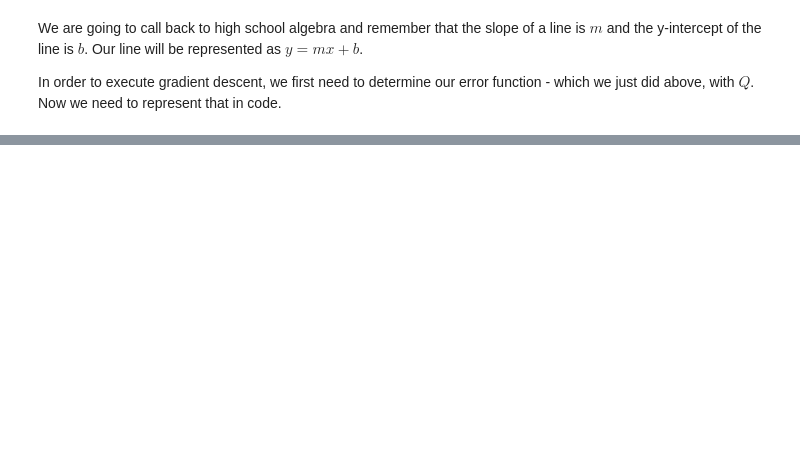
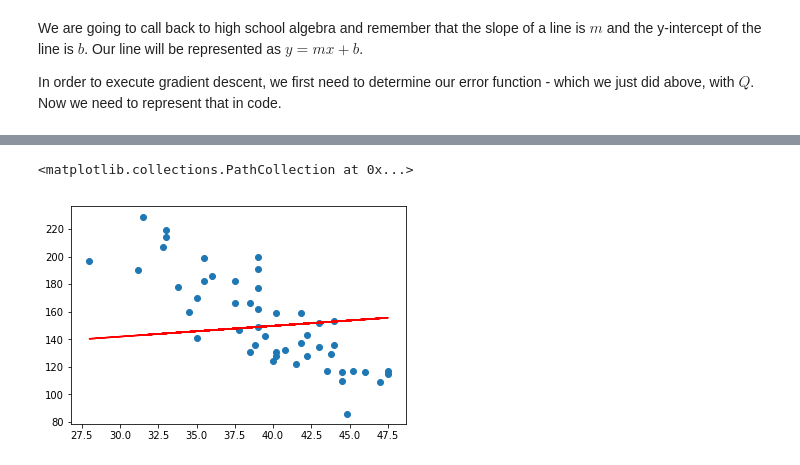
Before and after one commit to josephmosby/regression-methods, a Jupyter notebook: lesson-1/Linear Regression with Python.ipynb, the cells around one changed output, grey strips where cells are left out. Saved outputs shown, nothing was run; the diff lists cells and outputs as text; code cells hidden in the pictures; blank space fills up the shorter version.

```diff
--- a/lesson-1/Linear Regression with Python.ipynb
+++ b/lesson-1/Linear Regression with Python.ipynb
@@ -78,0 +156,11 @@ def compute_error(b, m, x_data, y_data):
+# %%
+b_5K = 100
+m_5K = 1
+for i in range(0, 5000):
+    b_5K, m_5K = step_gradient(b_5K, m_5K, x_data, y_data, learning_rate)
+
+plt.plot(x_data, [m_5K*x + b_5K for x in x_data], "red")
+plt.scatter(x=x_data, y=y_data)
+# %% [output]
+<matplotlib.collections.PathCollection at 0x...>
+[figure, added]
```
Also changed, not shown: parts of 18 cells of this notebook.
